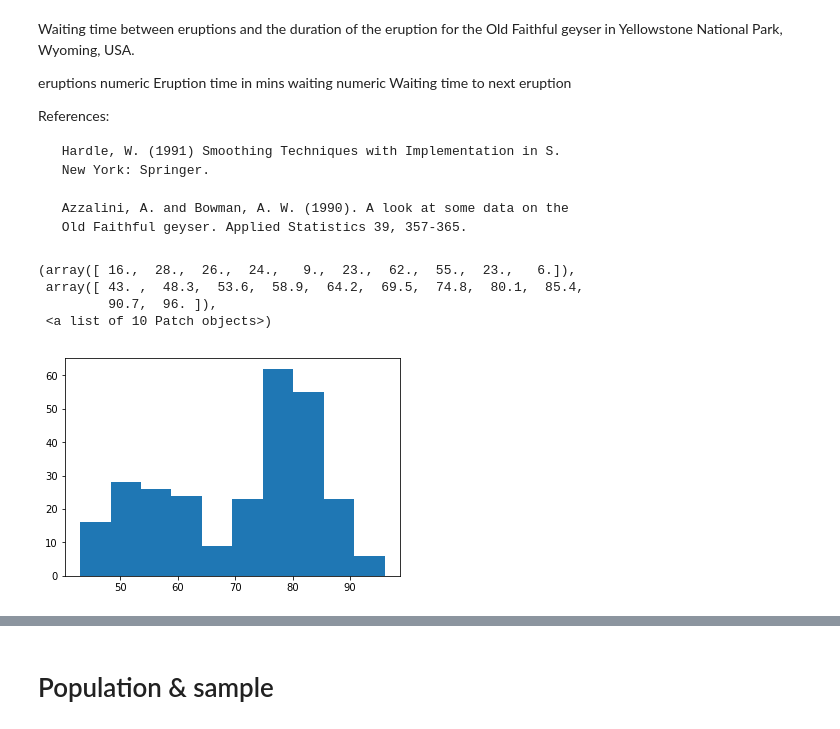
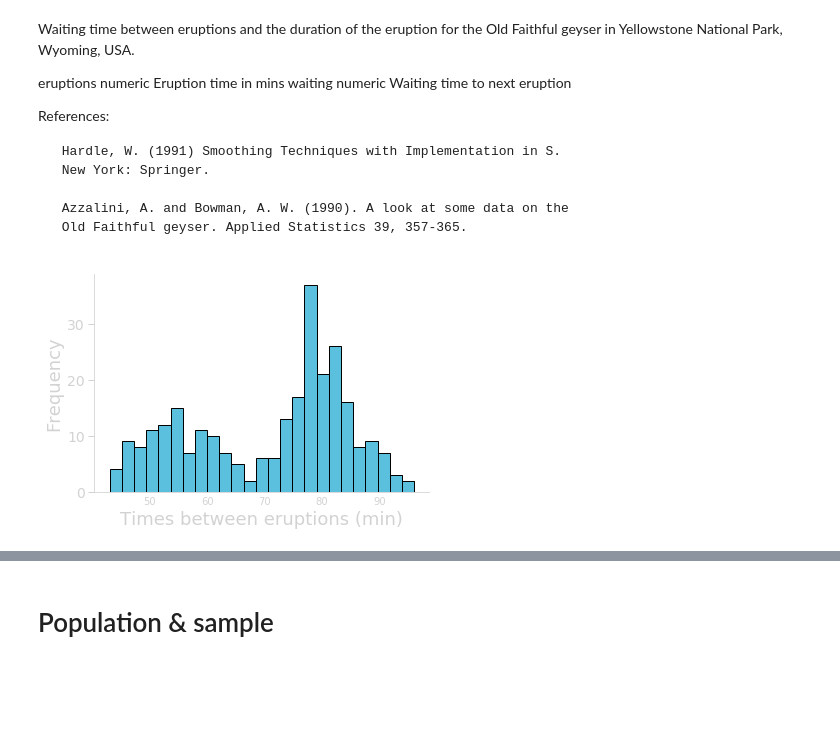
Before and after one commit to gcalmettes/stats13-slides, a Jupyter notebook: notebook-fig/figs-slides.ipynb, the cells around one changed output, grey strips where cells are left out. Drawn from its saved outputs; the diff is of its cells as text; code cells hidden in the pictures; blank space fills up the shorter version.

```diff
--- a/notebook-fig/figs-slides.ipynb
+++ b/notebook-fig/figs-slides.ipynb
@@ -574,11 +574,22 @@ References:
      Old Faithful geyser. Applied Statistics 39, 357-365.
 # %%
 data = pd.read_csv("data-src/old-faithful.csv")
-# %%
-plt.hist(data.waiting)
-# %% [output]
-(array([ 16.,  28.,  26.,  24.,   9.,  23.,  62.,  55.,  23.,   6.]),
- array([ 43. ,  48.3,  53.6,  58.9,  64.2,  69.5,  74.8,  80.1,  85.4,
-         90.7,  96. ]),
- <a list of 10 Patch objects>)
-[figure, removed]
+# %%
+fig,ax = plt.subplots(figsize=(6,4))
+
+ax.hist(data.waiting, bins=25, color=colors["blue"], edgecolor="k")
+
+for ax in [ax]:
+    for spine in ["top", "right"]:
+        ax.spines[spine].set_visible(False)
+    for spine in ["left", "bottom"]:
+        ax.spines[spine].set_color(colors["lightgray"])
+    ax.tick_params(axis="y", width=1, size=6, labelsize=14, color=colors["lightgray"], labelcolor=colors["lightgray"])
+    ax.tick_params(axis="x", width=1, size=0, color=colors["lightgray"], labelcolor=colors["lightgray"], pad=4)
+    #ax.set_ylim([0, 5.5])
+    ax.set_ylabel("Frequency", size=18, color=colors["lightgray"])
+    ax.set_xlabel("Times between eruptions (min)", size=18, color=colors["lightgray"])
+
+plt.savefig("/Users/Gui/Box Sync/_STATS13/_Slides/_stats13-Lectures/assets/img/lec/distribution-old-faithful.svg", transparent=True)
+# %% [output]
+[figure, added]
```
Also changed, not shown: parts of 17 cells of this notebook, 7 other files.
